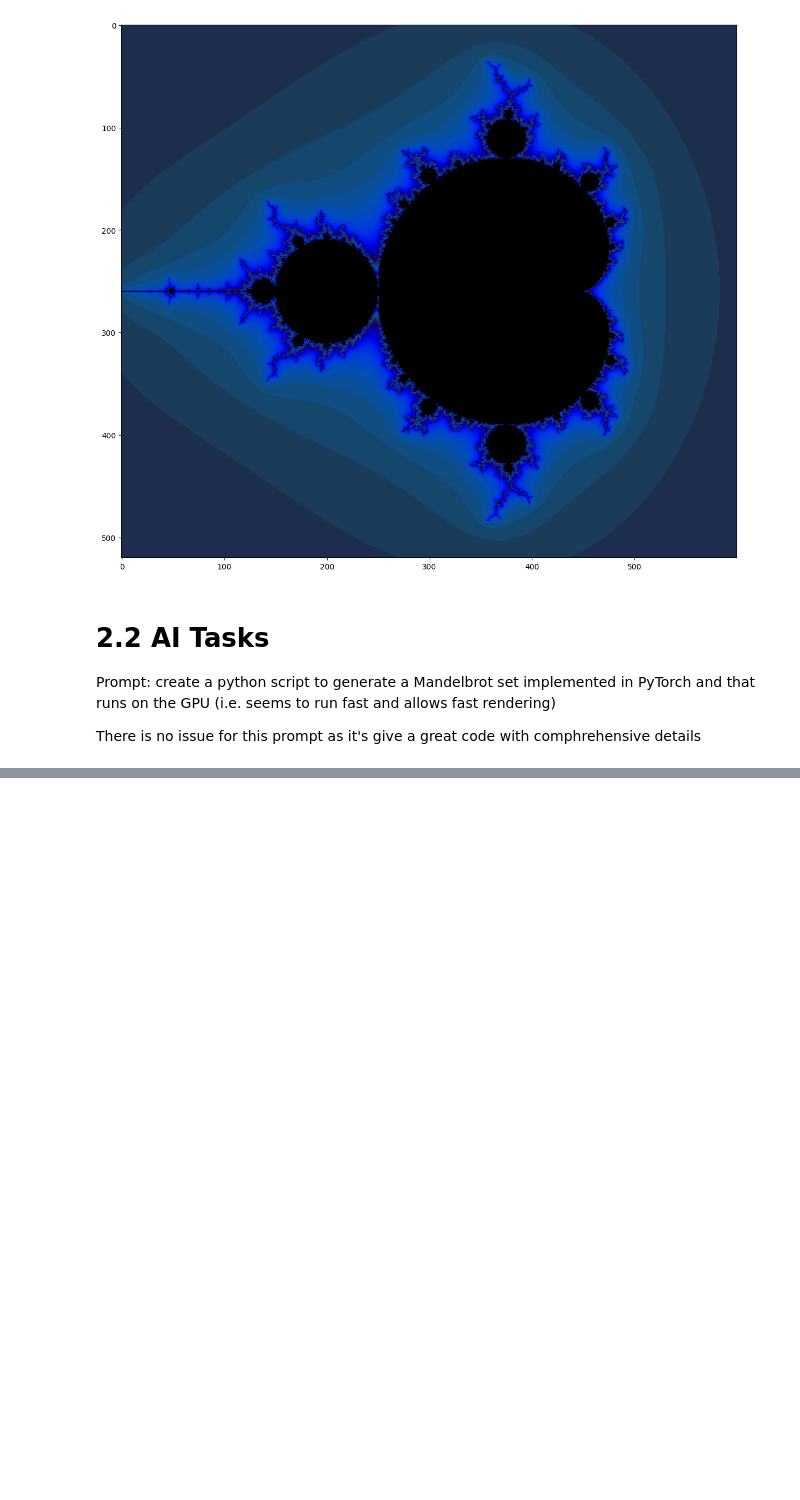
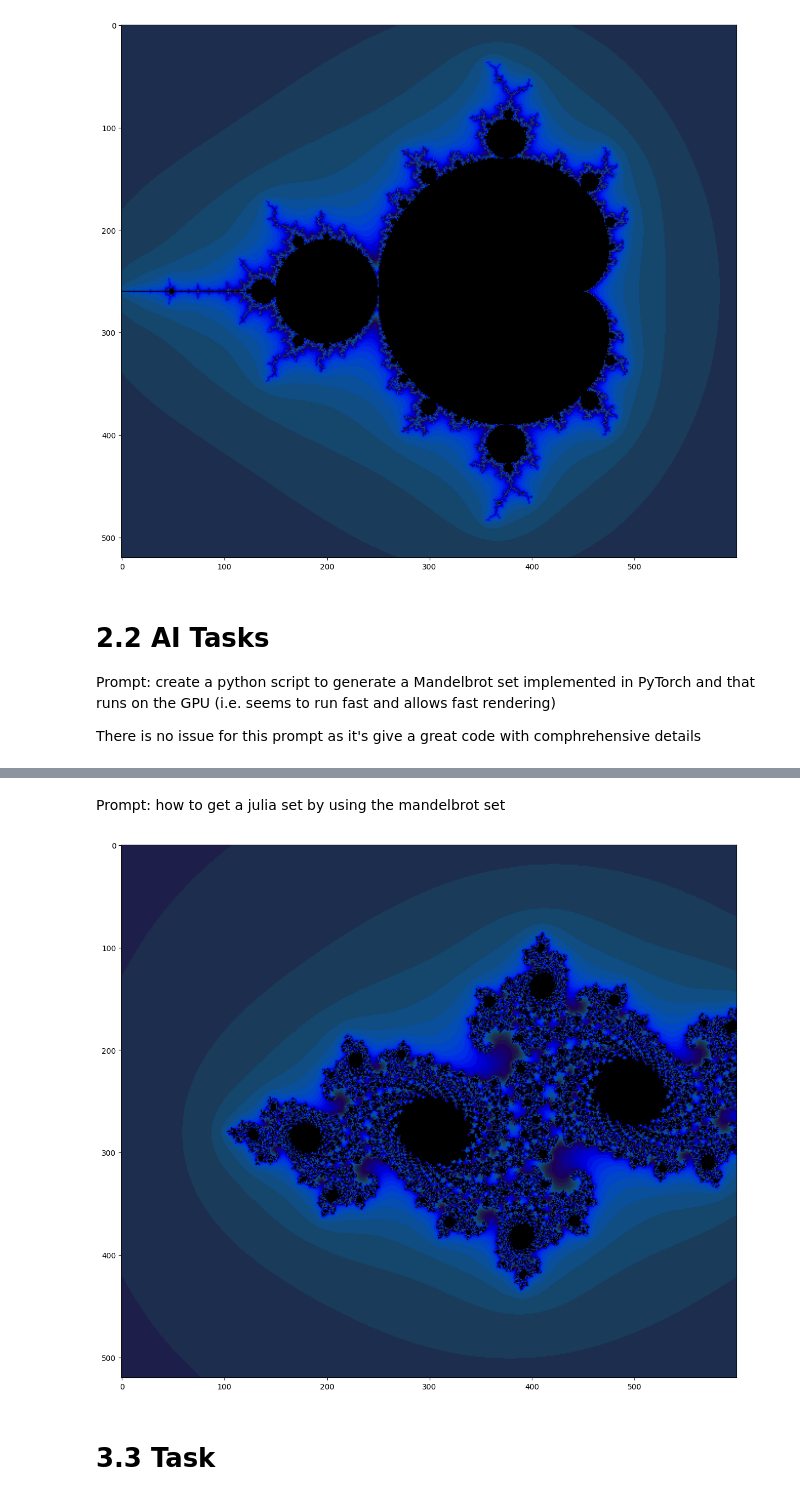
Before and after one commit to HezBoomin/comp3710-lab-1, a Jupyter notebook: Lab1.ipynb, the cells around one changed output, grey strips where cells are left out. Cells and saved outputs as stored; diff of their text form; code cells hidden in the pictures; blank space fills up the shorter version.

Commit message:
Finsih task 2

```diff
--- a/Lab1.ipynb
+++ b/Lab1.ipynb
@@ -651,0 +408,51 @@ Window: x[-1.6, 1.6] y[-1.2, 1.2] step=0.0015 max_iter=600  c=-0.8+0.156i
+# %% [markdown]
+Prompt: how to get a julia set by using the mandelbrot set
+# %%
+device = torch.device('cuda' if torch.cuda.is_available() else 'cpu')
+
+Y, X = np.mgrid[-1.3:1.3:0.005, -2:1:0.005]
+
+# load into PyTorch tensors
+x = torch.Tensor(X)
+y = torch.Tensor(Y)
+c = torch.tensor(complex(-0.7269, 0.1889), dtype=torch.complex64).to(device) # constant complex number
+z = torch.complex(x, y) #important!
+zs = z.clone() #Updated!
+ns = torch.zeros_like(z)
+
+# transfer to the GPU device
+z = z.to(device)
+zs = zs.to(device)
+ns = ns.to(device)
+
+#Julia Set
+for i in range(200):
+  #Compute the new values of z: z^2 + x
+  zs_ = zs*zs + c
+  #Have we diverged with this new value?
+  not_diverged = torch.abs(zs_) < 4.0
+  #Update variables to compute
+  ns += not_diverged
+  zs = zs_
+
+
+def processFractal(a):
+  """Display an array of iteration counts as a
+  colorful picture of a fractal."""
+  a_cyclic = (6.28*a/20.0).reshape(list(a.shape)+[1])
+  img = np.concatenate([10+20*np.cos(a_cyclic),
+  30+50*np.sin(a_cyclic),
+  155-80*np.cos(a_cyclic)], 2)
+  img[a==a.max()] = 0
+  a = img
+  a = np.uint8(np.clip(a, 0, 255))
+  return a
+
+fig = plt.figure(figsize=(16,10))
+plt.imshow(processFractal(ns.cpu().numpy()))
+plt.tight_layout(pad=0)
+plt.show()
+# %% [output]
+[figure, added]
+# %% [markdown]
+# **3.3 Task**
```
Also changed, not shown: parts of 19 cells of this notebook.
